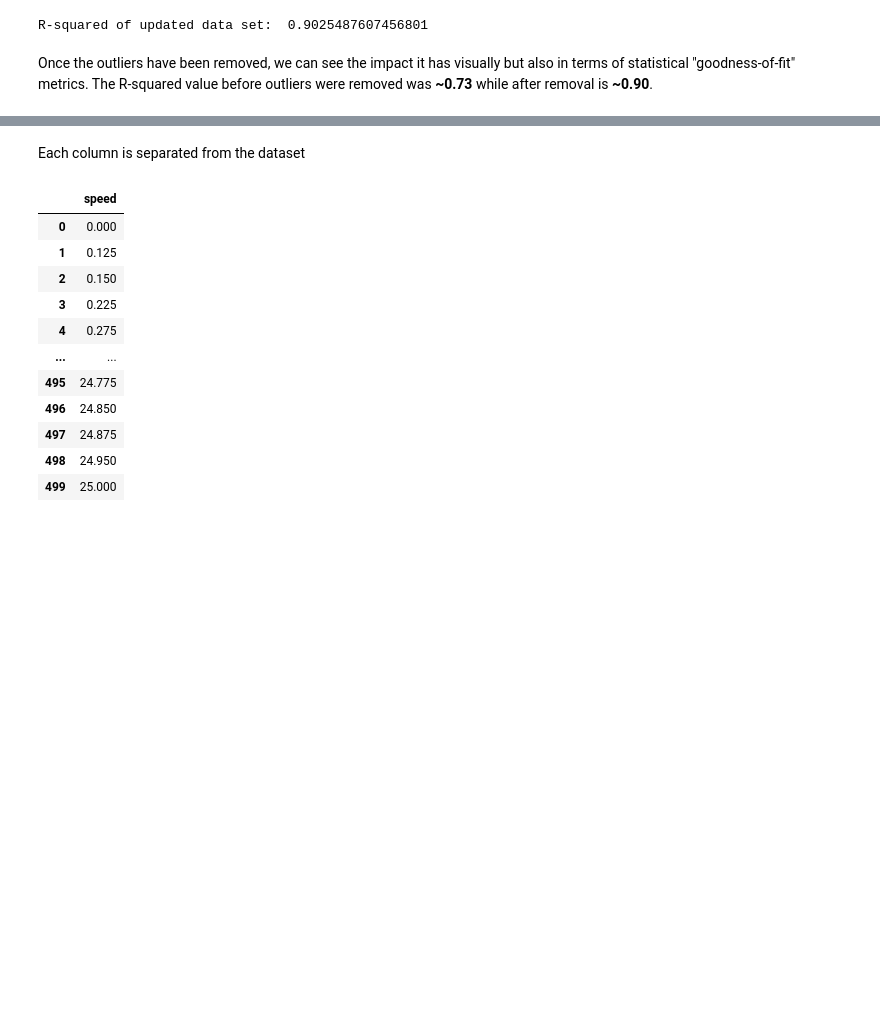
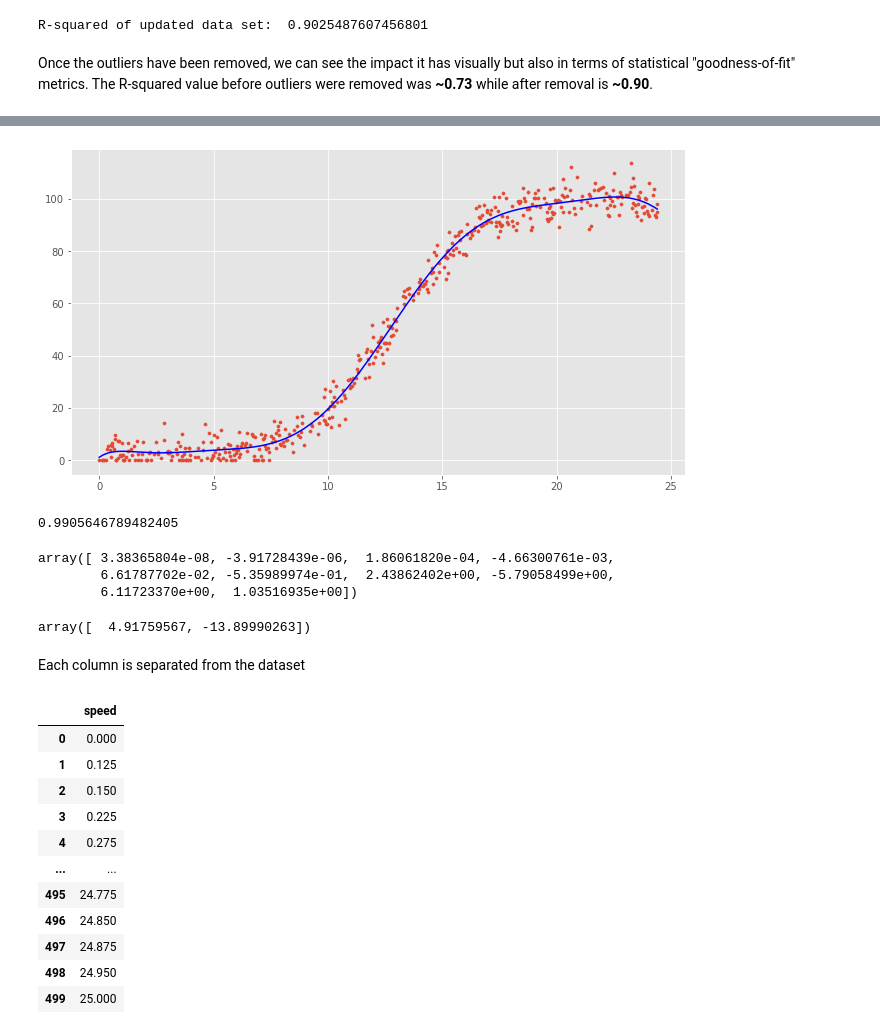
Before and after one commit to colm-o-caoimh/RegressionAnalysis, a Jupyter notebook: FDA_PROJECT2020.ipynb, the cells around one changed output, grey strips where cells are left out. Saved outputs shown, nothing was run; the diff lists cells and outputs as text; code cells hidden in the pictures; blank space fills up the shorter version.

Commit message:
built polynomial regression model; explored polynomial coefficients; compared r-squared values

```diff
--- a/FDA_PROJECT2020.ipynb
+++ b/FDA_PROJECT2020.ipynb
@@ -378,3 +388,30 @@ Once the outliers have been removed, we can see the impact it has visually but a
+# %%
+mymodel = np.poly1d(np.polyfit(pp_updated.speed, pp_updated.power, 9))
+
+
+plt.scatter(pp_updated.speed, pp_updated.power, s=10)
+plt.plot(pp_updated.speed, mymodel(pp_updated.speed), color='b')
+plt.show()
+# %% [output]
+[figure, added]
+# %%
+from sklearn.metrics import r2_score
+
+
+print(r2_score(pp_updated.power, mymodel(pp_updated.speed)))
+# %% [output]
+0.9905646789482405
+# %%
+coeffs9 = np.polyfit(pp_updated.speed, pp_updated.power, 9)
+coeffs9
+# %% [output]
+array([ 3.38365804e-08, -3.91728439e-06,  1.86061820e-04, -4.66300761e-03,
+        6.61787702e-02, -5.35989974e-01,  2.43862402e+00, -5.79058499e+00,
+        6.11723370e+00,  1.03516935e+00])
+# %%
+coeffs
+# %% [output]
+array([  4.91759567, -13.89990263])
 # %% [markdown]
 Each column is separated from the dataset
 # %%
```
Also changed, not shown: parts of 13 cells of this notebook.
